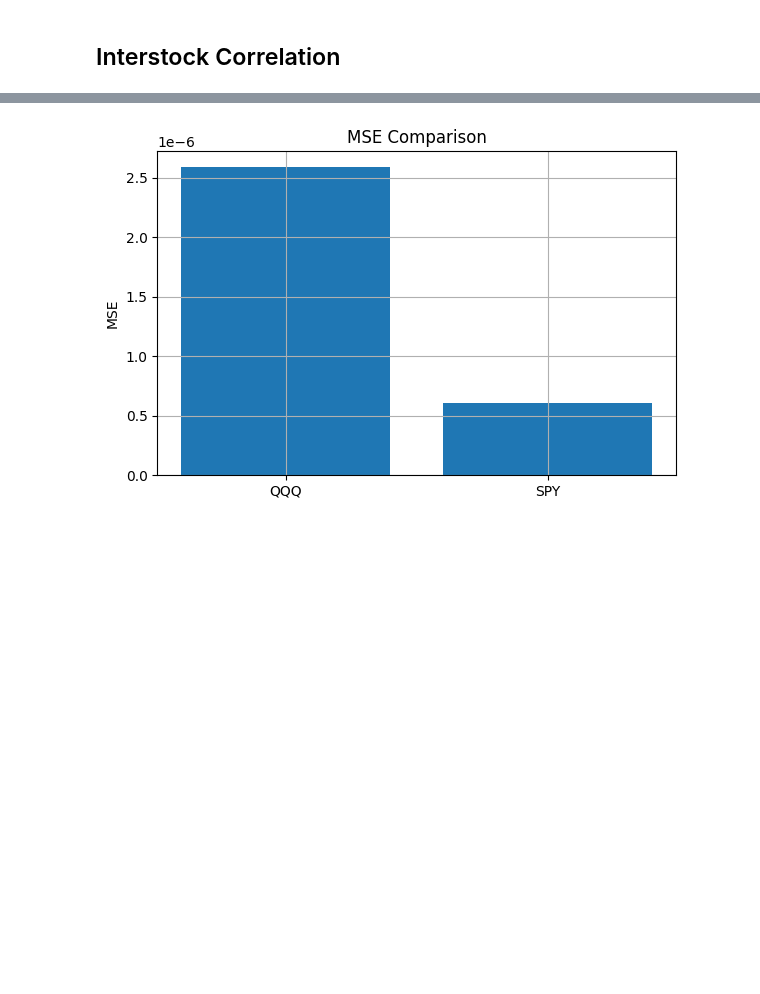
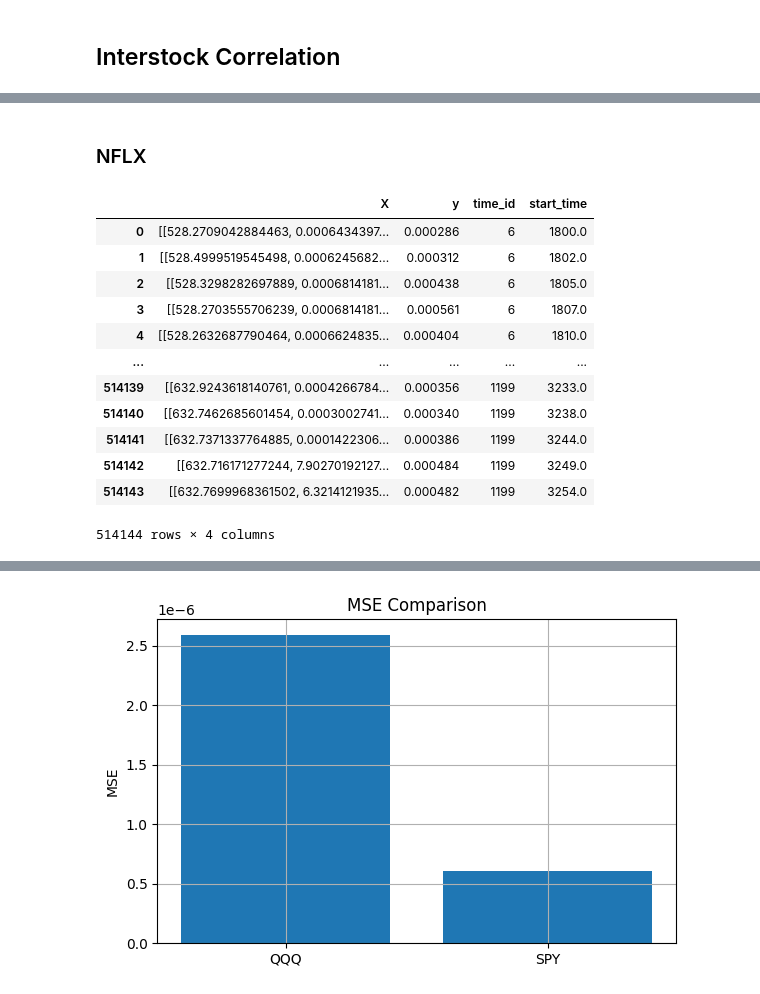
Before and after one commit to mofrui/volatility-analysis, a Jupyter notebook: report_withpipeline2.ipynb, the cells around one changed output, grey strips where cells are left out. Cells and saved outputs as stored; diff of their text form; code cells hidden in the pictures; blank space fills up the shorter version.

```diff
--- a/report_withpipeline2.ipynb
+++ b/report_withpipeline2.ipynb
@@ -1142,6 +1155,7 @@ combined_df = combined_df.sort_values(by=['stock_id', 'time_id', 'seconds_in_buc
 # Filter one stock for now
 df_spy = combined_df[combined_df["stock_id"] == 50200].copy()
 df_qqq = combined_df[combined_df["stock_id"] == 104919].copy()
+df_nflx = combined_df[combined_df["stock_id"] == 22771].copy()
 
 # Step 1: Compute snapshot features
 snapshot_features_df_spy = util.create_snapshot_features(df_spy)
@@ -1155,3 +1169,9 @@ snapshot_features_df_qqq = snapshot_features_df_qqq.sort_values(by=['stock_id',
 
 subset_time_ids_qqq = snapshot_features_df_qqq['time_id'].unique()
 subset_snapshot_df_qqq = snapshot_features_df_qqq[snapshot_features_df_qqq['time_id'].isin(subset_time_ids_qqq)].copy()
+
+snapshot_features_df_nflx = util.create_snapshot_features(df_nflx)
+snapshot_features_df_nflx = snapshot_features_df_nflx.sort_values(by=['stock_id', 'time_id', 'seconds_in_bucket']).reset_index(drop=True)
+
+subset_time_ids_nflx = snapshot_features_df_nflx['time_id'].unique()
+subset_snapshot_df_nflx = snapshot_features_df_nflx[snapshot_features_df_nflx['time_id'].isin(subset_time_ids_nflx)].copy()
@@ -1314,0 +1331,21 @@ plt.show()
+# %% [markdown]
+### NFLX
+# %%
+import src.util
+
+seq_df = util.generate_tick_sequences(snapshot_features_df_nflx, basic_features)
+seq_df
+# %% [output]
+|  | X | y | time_id | start_time |
+| 0 | [[528.2709042884463, 0.0006434397... | 0.000286 | 6 | 1800.0 |
+| 1 | [[528.4999519545498, 0.0006245682... | 0.000312 | 6 | 1802.0 |
+| 2 | [[528.3298282697889, 0.0006814181... | 0.000438 | 6 | 1805.0 |
+| 3 | [[528.2703555706239, 0.0006814181... | 0.000561 | 6 | 1807.0 |
+| 4 | [[528.2632687790464, 0.0006624835... | 0.000404 | 6 | 1810.0 |
+| ... | ... | ... | ... | ... |
+| 514139 | [[632.9243618140761, 0.0004266784... | 0.000356 | 1199 | 3233.0 |
+| 514140 | [[632.7462685601454, 0.0003002741... | 0.000340 | 1199 | 3238.0 |
+| 514141 | [[632.7371337764885, 0.0001422306... | 0.000386 | 1199 | 3244.0 |
+| 514142 | [[632.716171277244, 7.90270192127... | 0.000484 | 1199 | 3249.0 |
+| 514143 | [[632.7699968361502, 6.3214121935... | 0.000482 | 1199 | 3254.0 |
+514144 rows × 4 columns
```
Also changed, not shown: parts of 12 cells of this notebook, 3 other files.
